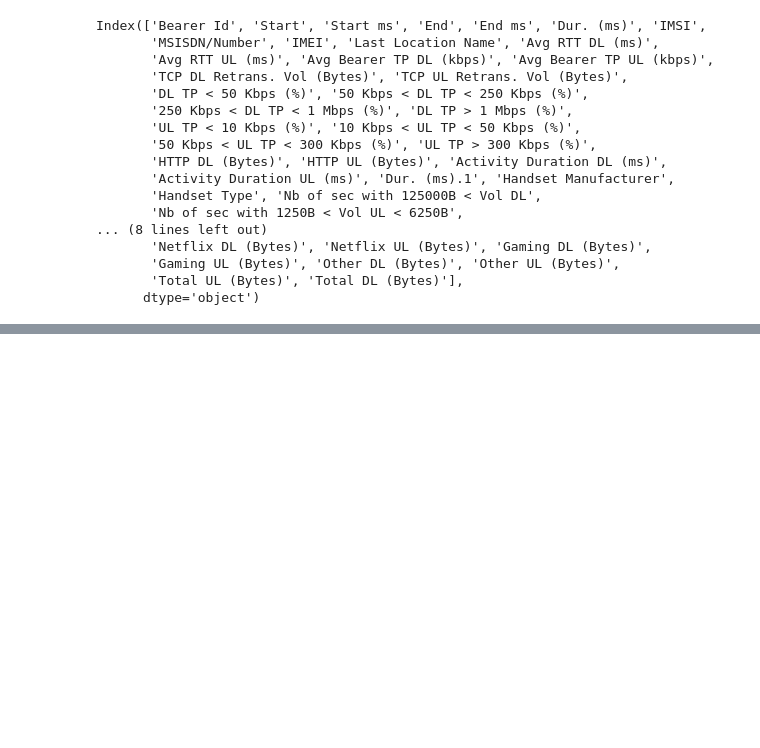
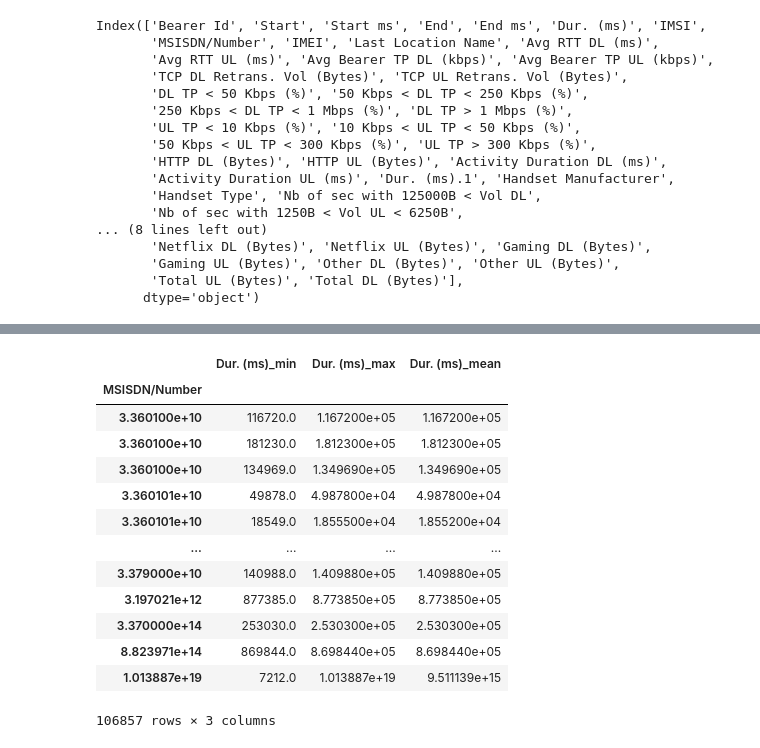
Before and after one commit to tutorialcreation/TelComChallenge, a Jupyter notebook: notebooks/Analysis.ipynb, the cells around one changed output, grey strips where cells are left out. Saved outputs shown, nothing was run; the diff lists cells and outputs as text; code cells hidden in the pictures; blank space fills up the shorter version.

```diff
--- a/notebooks/Analysis.ipynb
+++ b/notebooks/Analysis.ipynb
@@ -211,3 +225,20 @@ grouped.columns = ["_".join(x) for x in grouped.columns.ravel()]
 # %%
-by_bytes = df.groupby('Total DL (Bytes)').describe()
-by_bytes
+grouped = df.groupby('MSISDN/Number').agg({"Dur. (ms)": [min, max, mean]})
+grouped.columns = ["_".join(x) for x in grouped.columns.ravel()]
+# %%
+grouped
+# %% [output]
+|  | Dur. (ms)_min | Dur. (ms)_max | Dur. (ms)_mean |
+| MSISDN/Number |  |  |  |
+| 3.360100e+10 | 116720.0 | 1.167200e+05 | 1.167200e+05 |
+| 3.360100e+10 | 181230.0 | 1.812300e+05 | 1.812300e+05 |
+| 3.360100e+10 | 134969.0 | 1.349690e+05 | 1.349690e+05 |
+| 3.360101e+10 | 49878.0 | 4.987800e+04 | 4.987800e+04 |
+| 3.360101e+10 | 18549.0 | 1.855500e+04 | 1.855200e+04 |
+| ... | ... | ... | ... |
+| 3.379000e+10 | 140988.0 | 1.409880e+05 | 1.409880e+05 |
+| 3.197021e+12 | 877385.0 | 8.773850e+05 | 8.773850e+05 |
+| 3.370000e+14 | 253030.0 | 2.530300e+05 | 2.530300e+05 |
+| 8.823971e+14 | 869844.0 | 8.698440e+05 | 8.698440e+05 |
+| 1.013887e+19 | 7212.0 | 1.013887e+19 | 9.511139e+15 |
+106857 rows × 3 columns
```
Also changed, not shown: parts of 20 cells of this notebook.
